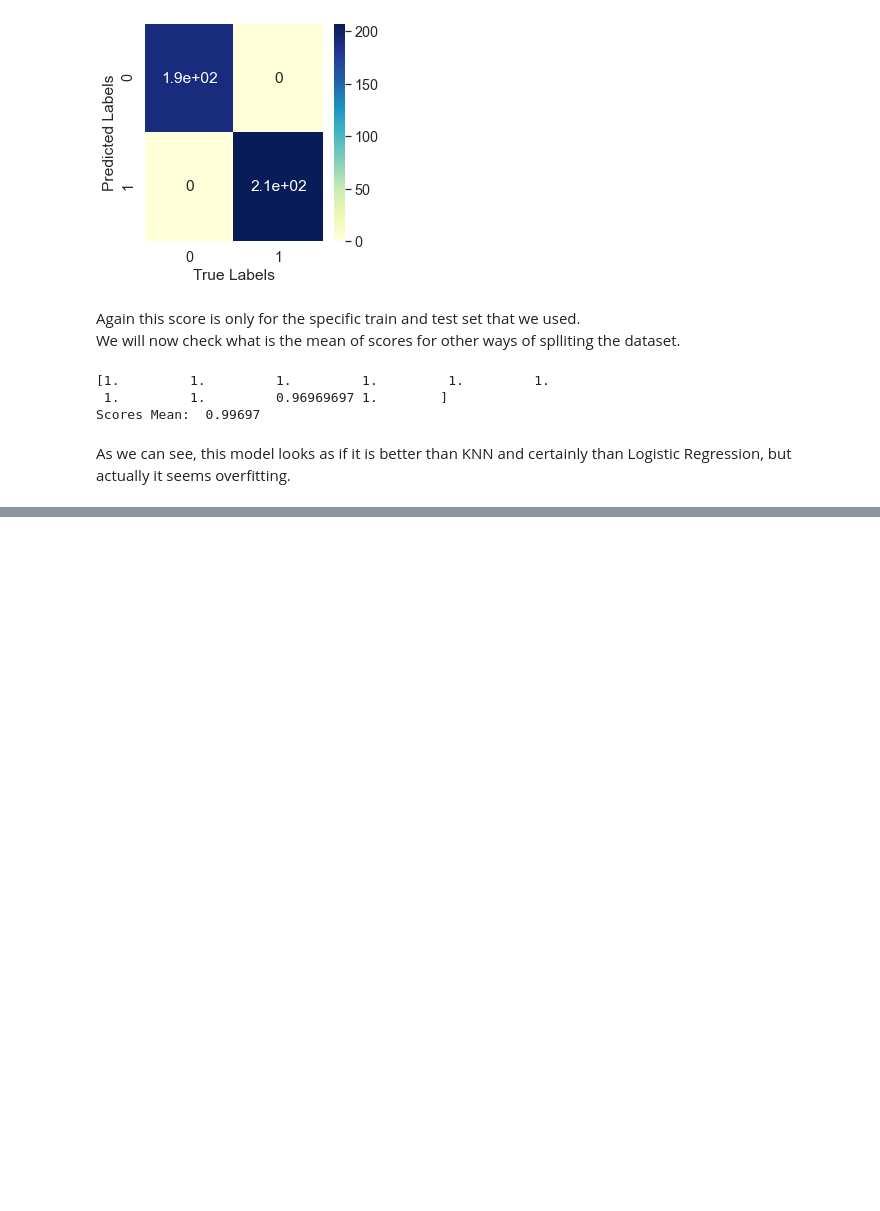
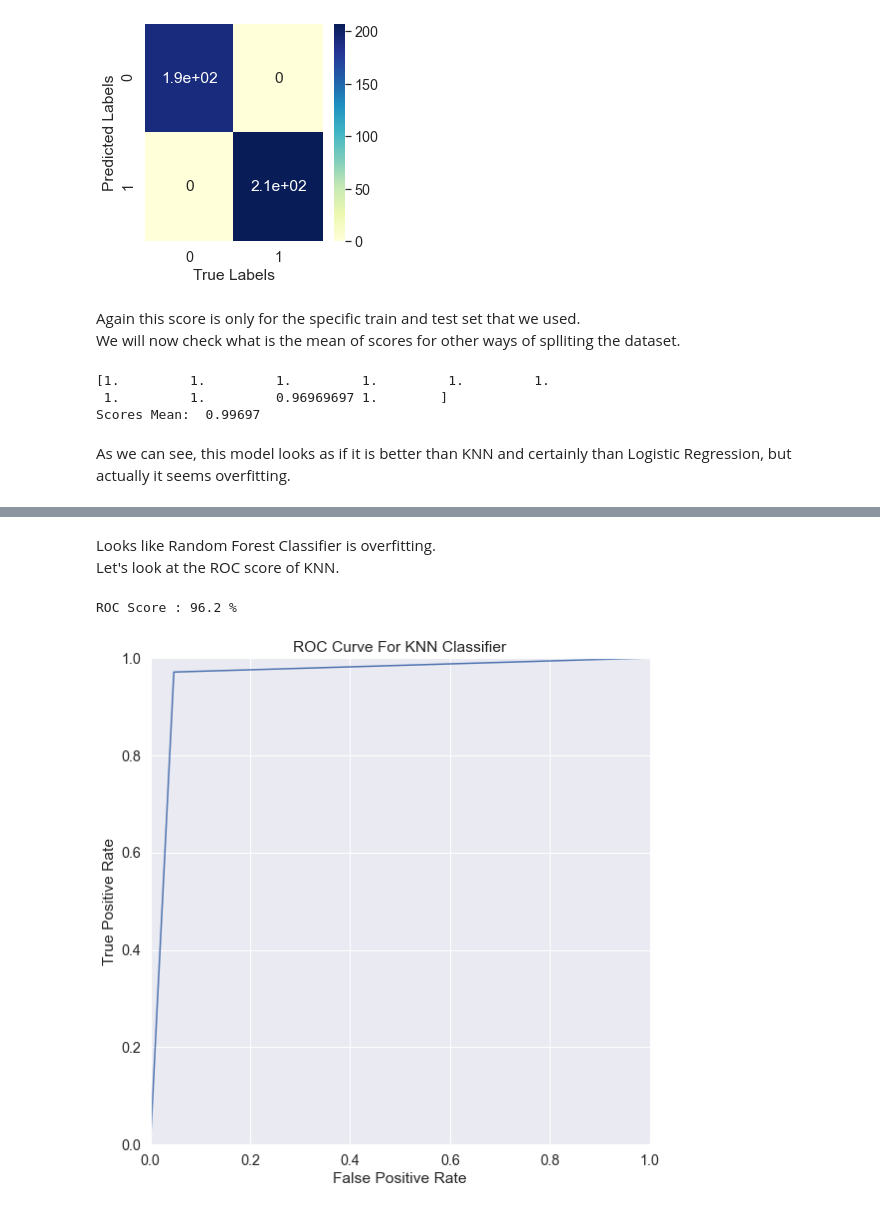
Before and after one commit to Esther-Bi/Introduction-to-Data-Science-2020-Semester-A-Final-Project, a Jupyter notebook: Notebook 3.ipynb, the cells around one changed output, grey strips where cells are left out. Saved outputs shown, nothing was run; the diff lists cells and outputs as text; code cells hidden in the pictures; blank space fills up the shorter version.

```diff
--- a/Notebook 3.ipynb
+++ b/Notebook 3.ipynb
@@ -459,0 +482,21 @@ As we can see, this model looks as if it is better than KNN and certainly than L
+# %% [markdown]
+Looks like Random Forest Classifier is overfitting. <br>
+Let's look at the ROC score of KNN.
+# %%
+knn = KNeighborsClassifier(n_neighbors=1)
+knn.fit(X_train,y_train)
+y_pred = knn.predict(X_test)
+y_pred_prob = knn.predict_proba(X_test)[:, 1]
+print('ROC Score :' , round(metrics.roc_auc_score(y_test, y_pred_prob),3)*100 , '%')
+fpr, tpr, thresholds = metrics.roc_curve(y_test, y_pred_prob)
+plt.subplots(figsize=(9, 9))
+plt.plot(fpr, tpr)
+plt.xlim([0.0, 1.0])
+plt.ylim([0.0, 1.0])
+plt.title('ROC Curve For KNN Classifier')
+plt.xlabel('False Positive Rate')
+plt.ylabel('True Positive Rate')
+plt.grid(True)
+# %% [output]
+ROC Score : 96.2 %
+[figure, added]
```
Also changed, not shown: parts of 16 cells of this notebook.
